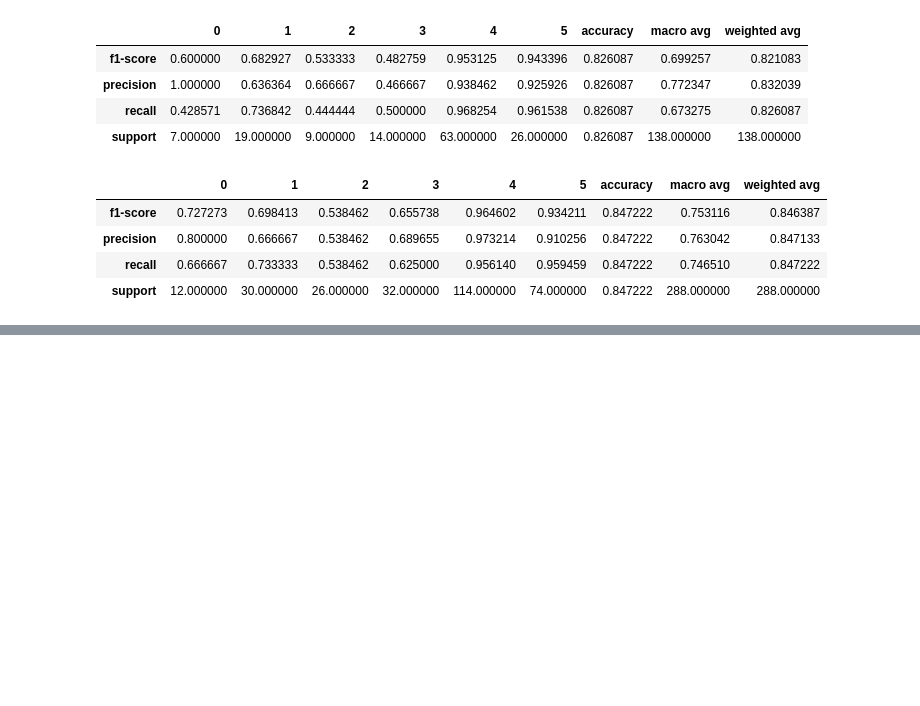
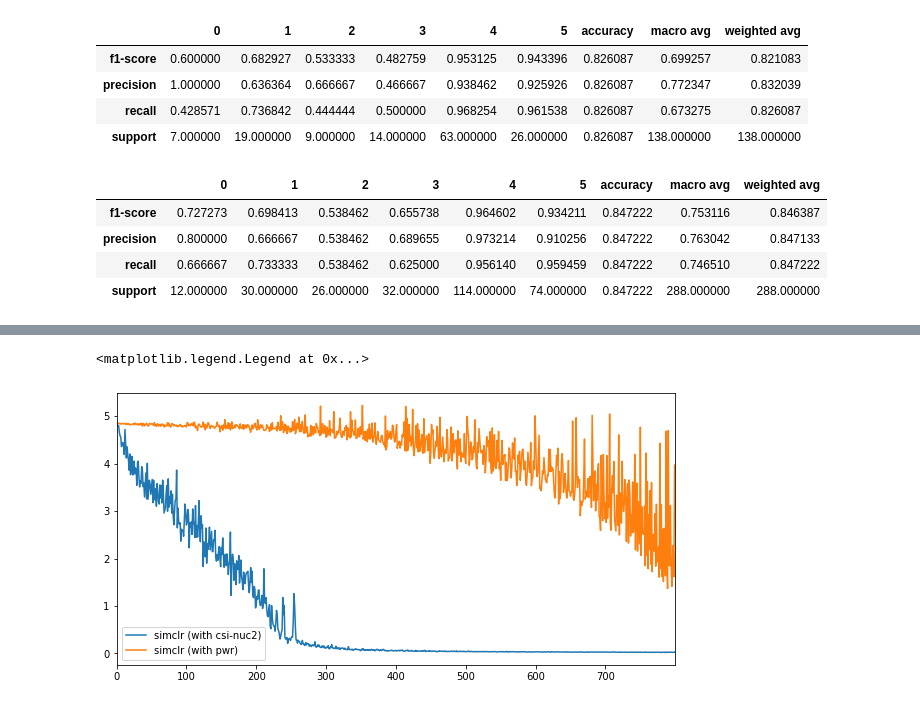
Before and after one commit to hslau44/irs_toolbox, a Jupyter notebook: Visualization.ipynb, the cells around one changed output, grey strips where cells are left out. Saved outputs shown, nothing was run; the diff lists cells and outputs as text; code cells hidden in the pictures; blank space fills up the shorter version.

```diff
--- a/Visualization.ipynb
+++ b/Visualization.ipynb
@@ -387,0 +499,11 @@ norm_repo
+# %%
+pretrain_p1 = pd.read_csv('./record/'+'Trainmode-simclr_Network-vgg16_Data-exp4csipwr-1_checkpoint_800__2021_02_25_13_22_loss.csv')
+pretrain_1  = pd.read_csv('./record/'+'Trainmode-simclr_Network-vgg16_Data-exp4csicsi-1_checkpoint_800__2021_02_24_19_49_loss.csv')
+# %%
+
+pretrain_1['train_loss'].plot(figsize=(10,5))
+pretrain_p1['train_loss'].plot(figsize=(10,5))
+plt.legend(['simclr (with csi-nuc2)','simclr (with pwr)'])
+# %% [output]
+<matplotlib.legend.Legend at 0x...>
+[figure, added]
```
Also changed, not shown: parts of 23 cells of this notebook.
